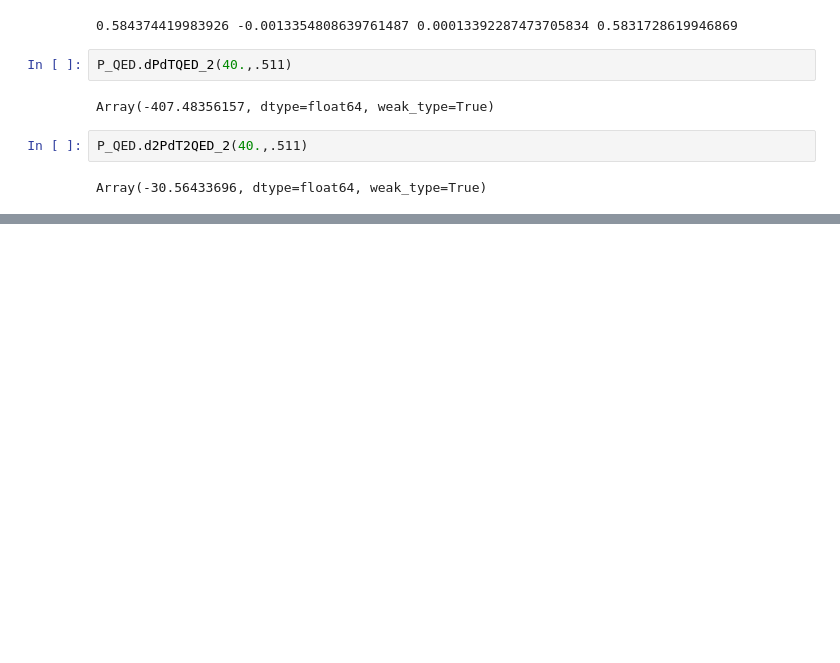
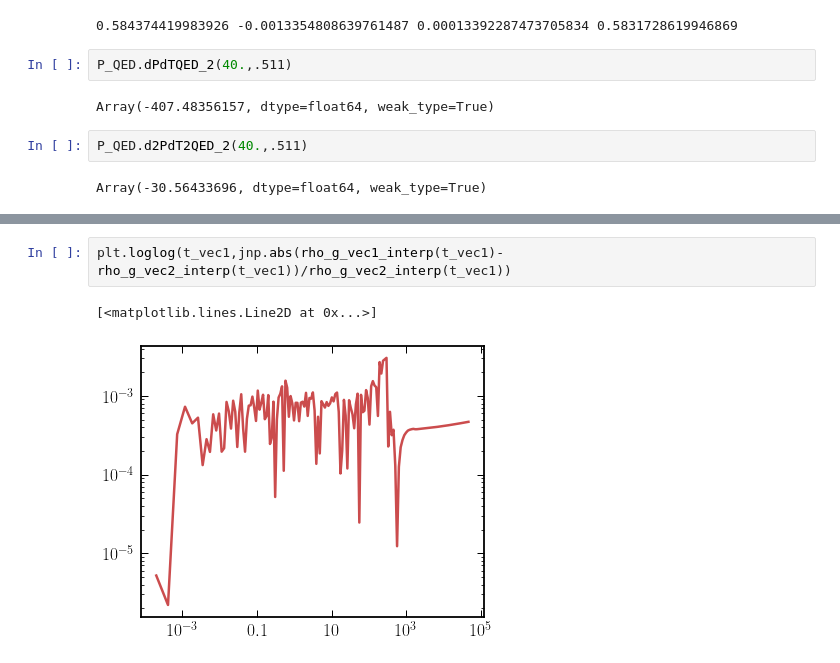
Before and after one commit to graceannperk/LINX, a Jupyter notebook: example_notebooks/scratch.ipynb, the cells around one changed output, grey strips where cells are left out. Saved outputs shown, nothing was run; the diff lists cells and outputs as text; blank space fills up the shorter version.

```diff
--- a/example_notebooks/scratch.ipynb
+++ b/example_notebooks/scratch.ipynb
@@ -94,0 +114,5 @@ Array(-30.56433696, dtype=float64, weak_type=True)
+# %%
+plt.loglog(t_vec1,jnp.abs(rho_g_vec1_interp(t_vec1)-rho_g_vec2_interp(t_vec1))/rho_g_vec2_interp(t_vec1))
+# %% [output]
+[<matplotlib.lines.Line2D at 0x...>]
+[figure, added]
```
Also changed, not shown: parts of 4 cells of this notebook, 3 other files.
